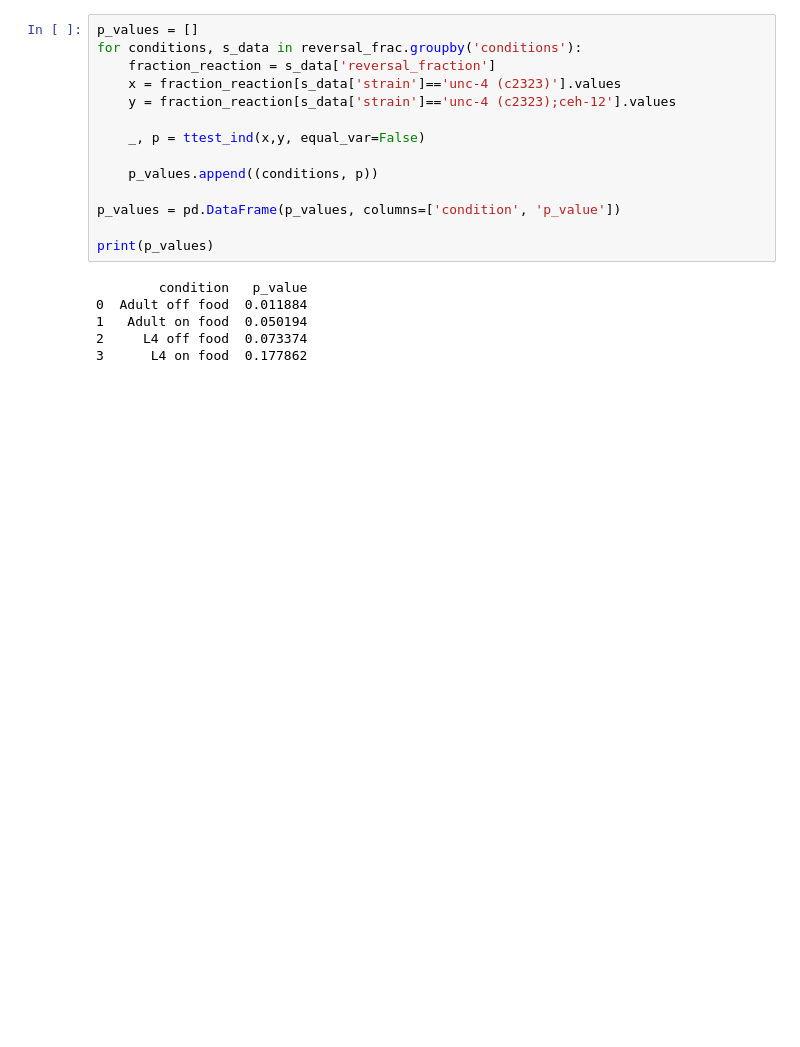
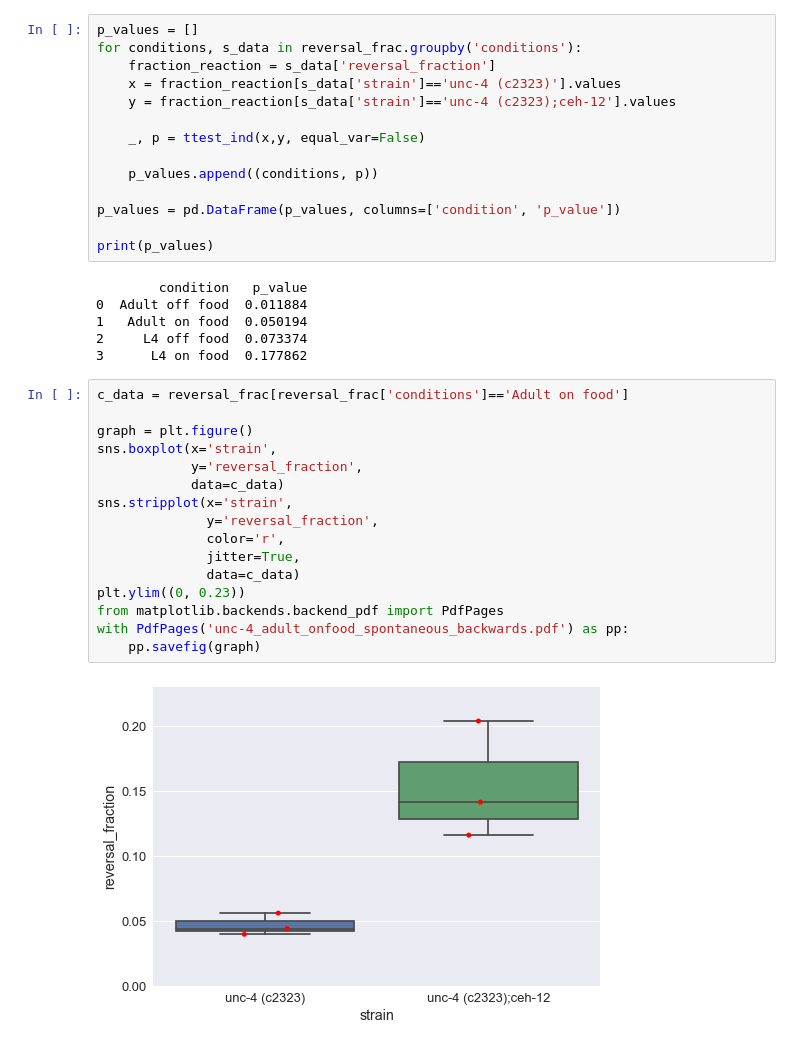
Before and after one commit to ver228/Work_In_Progress, a Jupyter notebook: work_in_progress/compare_features/single_plates/unc4_reversals_v2.ipynb, the cells around one changed output. Saved outputs shown, nothing was run; the diff lists cells and outputs as text; blank space fills up the shorter version.

```diff
--- a/work_in_progress/compare_features/single_plates/unc4_reversals_v2.ipynb
+++ b/work_in_progress/compare_features/single_plates/unc4_reversals_v2.ipynb
@@ -169,3 +176,21 @@ print(p_values)
 1   Adult on food  0.050194
 2     L4 off food  0.073374
 3      L4 on food  0.177862
+# %%
+c_data = reversal_frac[reversal_frac['conditions']=='Adult on food']
+
+graph = plt.figure()
+sns.boxplot(x='strain',
+            y='reversal_fraction',
+            data=c_data)
+sns.stripplot(x='strain',
+              y='reversal_fraction',
+              color='r',
+              jitter=True,
+              data=c_data)
+plt.ylim((0, 0.23))
+from matplotlib.backends.backend_pdf import PdfPages
+with PdfPages('unc-4_adult_onfood_spontaneous_backwards.pdf') as pp:
+    pp.savefig(graph)
+# %% [output]
+[figure, added]
```
Also changed, not shown: parts of 3 cells of this notebook, 3 other files.
